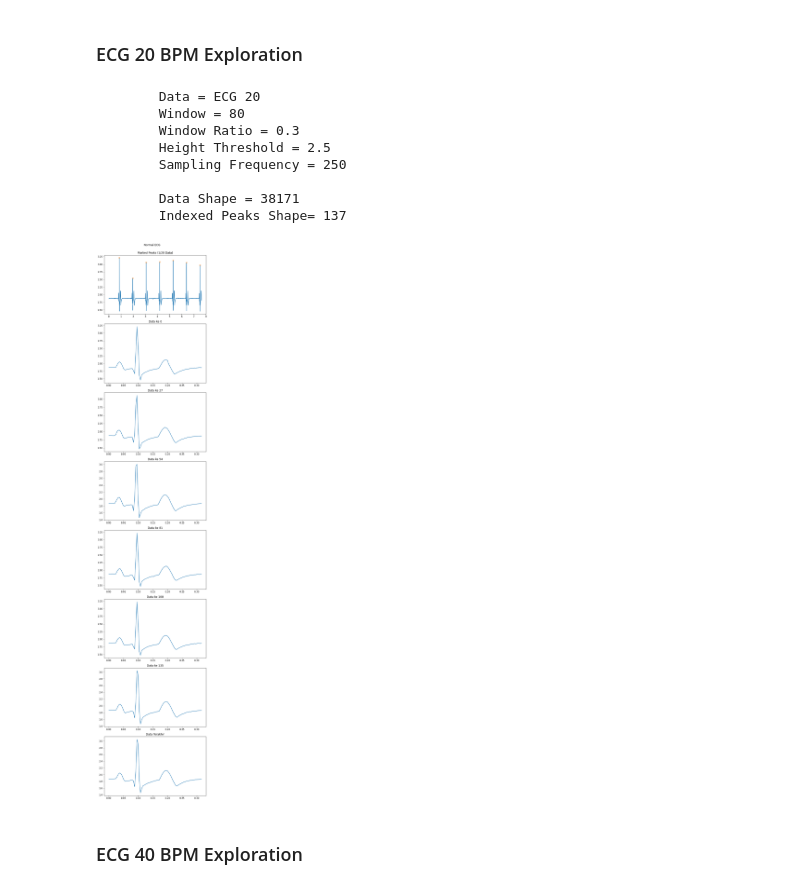
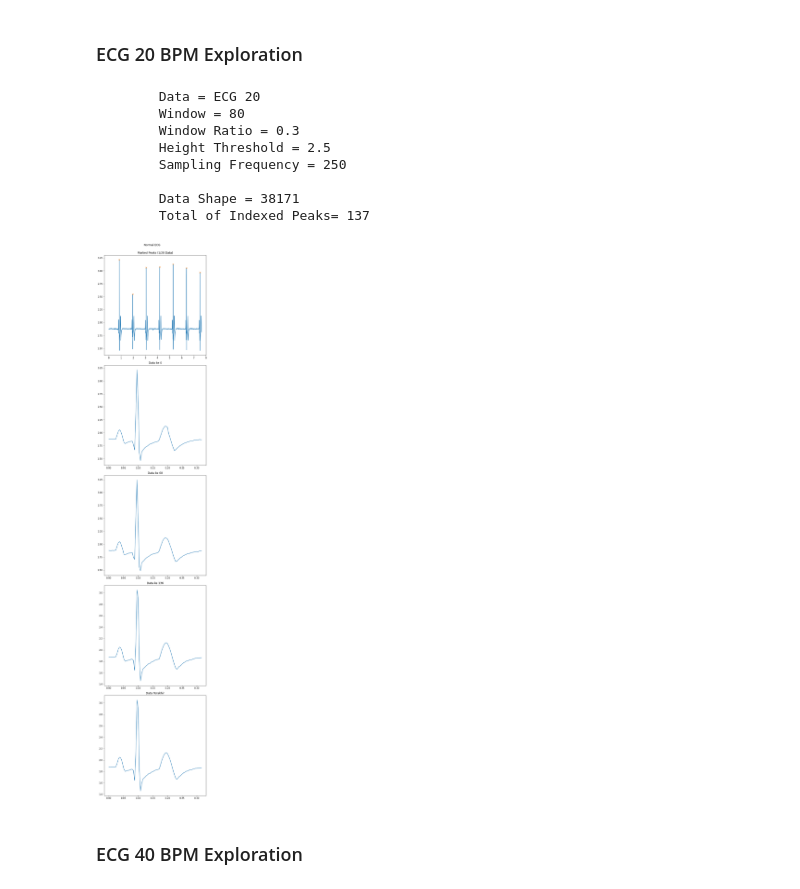
Before and after one commit to ditw11mhs/pvc-knn, a Jupyter notebook: Data Preparation.ipynb, the cells around one changed output. Drawn from its saved outputs; the diff is of its cells as text; code cells hidden in the pictures.

```diff
--- a/Data Preparation.ipynb
+++ b/Data Preparation.ipynb
@@ -172,7 +172,7 @@ class explorer:
             f"""        Sampling Frequency = {self.fs}
 
         Data Shape = {self.data.shape[0]}
-        Indexed Peaks Shape= {self.peaks.shape[0]}
+        Total of Indexed Peaks= {self.peaks.shape[0]}
         """
         )
         if self.pvcdetect:
@@ -203,17 +203,17 @@ class explorer:
 ### ECG 20 BPM Exploration
 # %%
 ecg20explore = explorer(ecg20,"ECG 20",window=80, winratio=0.3)
-ecg20explore.preview()
+ecg20explore.preview(labeldiv=2)
 # %% [output]
         Data = ECG 20
         Window = 80
         Window Ratio = 0.3
         Height Threshold = 2.5
         Sampling Frequency = 250
 
         Data Shape = 38171
-        Indexed Peaks Shape= 137
+        Total of Indexed Peaks= 137
-[figure, old version]
+[figure, new version]
 # %% [markdown]
 ### ECG 40 BPM Exploration
 # %%
```
Also changed, not shown: parts of 6 cells of this notebook.
